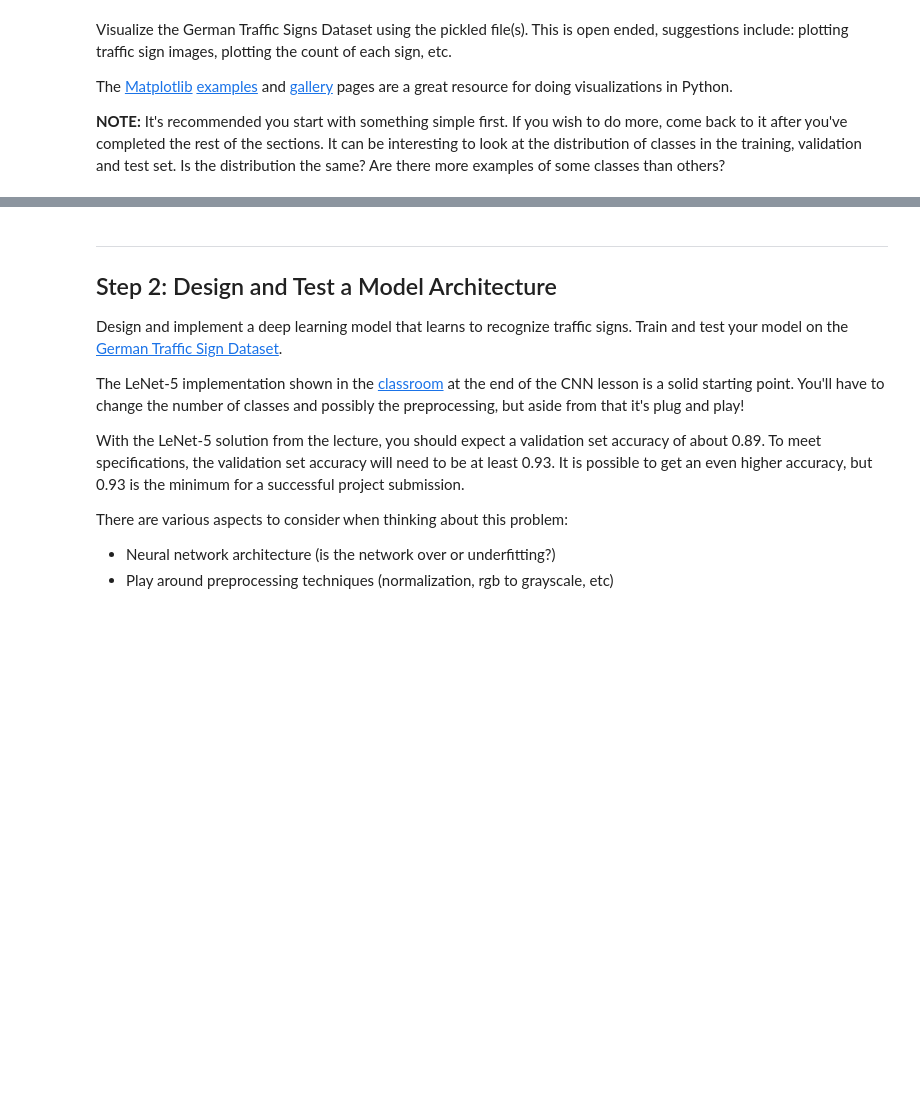
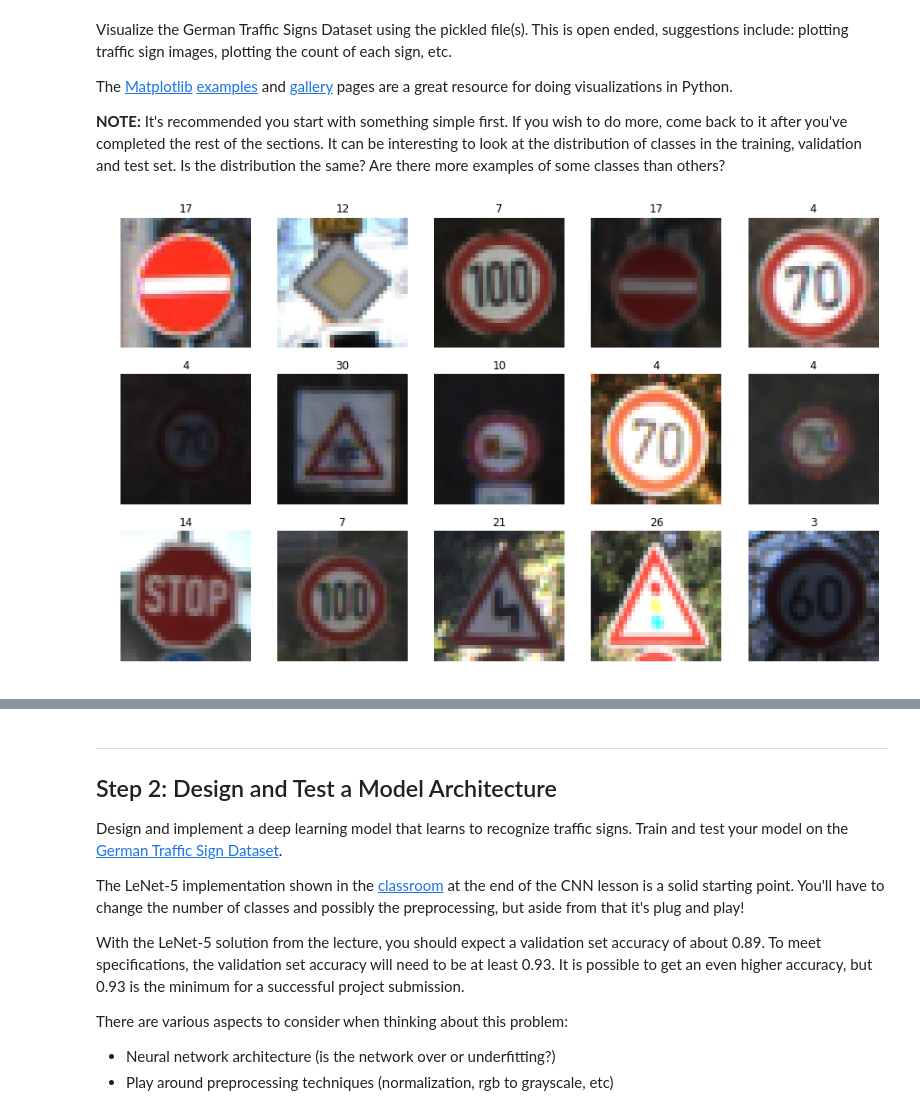
Before and after one commit to zhoujh30/CarND-Traffic-Sign-Classifier-Project, a Jupyter notebook: Traffic_Sign_Classifier.ipynb, the cells around one changed output, grey strips where cells are left out. Drawn from its saved outputs; the diff is of its cells as text; code cells hidden in the pictures; blank space fills up the shorter version.

```diff
--- a/Traffic_Sign_Classifier.ipynb
+++ b/Traffic_Sign_Classifier.ipynb
@@ -25,9 +25,9 @@ import pickle
 
 # TODO: Fill this in based on where you saved the training and testing data
 
-training_file = "traffic-signs-data/train.p"
-validation_file= "traffic-signs-data/valid.p"
-testing_file = "traffic-signs-data/test.p"
+training_file = "../traffic-signs-data/train.p"
+validation_file= "../traffic-signs-data/valid.p"
+testing_file = "../traffic-signs-data/test.p"
 
 with open(training_file, mode='rb') as f:
     train = pickle.load(f)
@@ -90,6 +96,19 @@ The [Matplotlib](http://matplotlib.org/) [examples](http://matplotlib.org/exampl
 # %%
 ### Data exploration visualization code goes here.
 ### Feel free to use as many code cells as needed.
 import matplotlib.pyplot as plt
+import random
 # Visualizations will be shown in the notebook.
 %matplotlib inline
+
+# display 15 random images
+fig, axs = plt.subplots(3,5,figsize =(15,9))
+axs = axs.ravel()
+for i in range(15):
+    index = random.randint(0, len(X_train))
+    image = X_train[index]
+    axs[i].axis('off')
+    axs[i].imshow(image)
+    axs[i].set_title(y_train[index])
+# %% [output]
+[figure, added]
```
Also changed, not shown: parts of 8 cells of this notebook.
